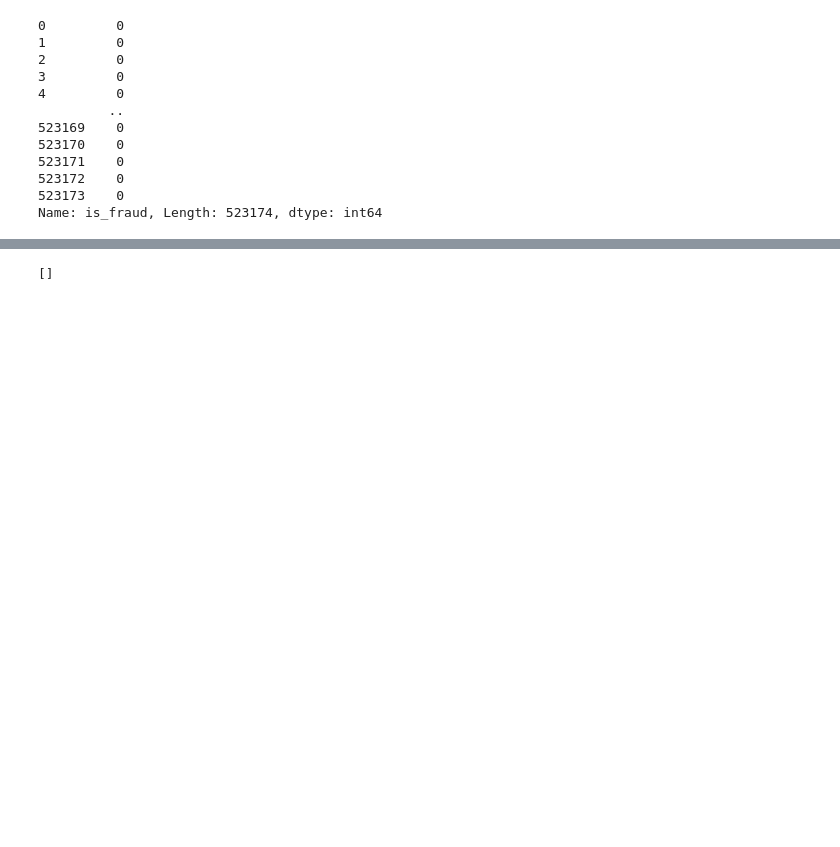
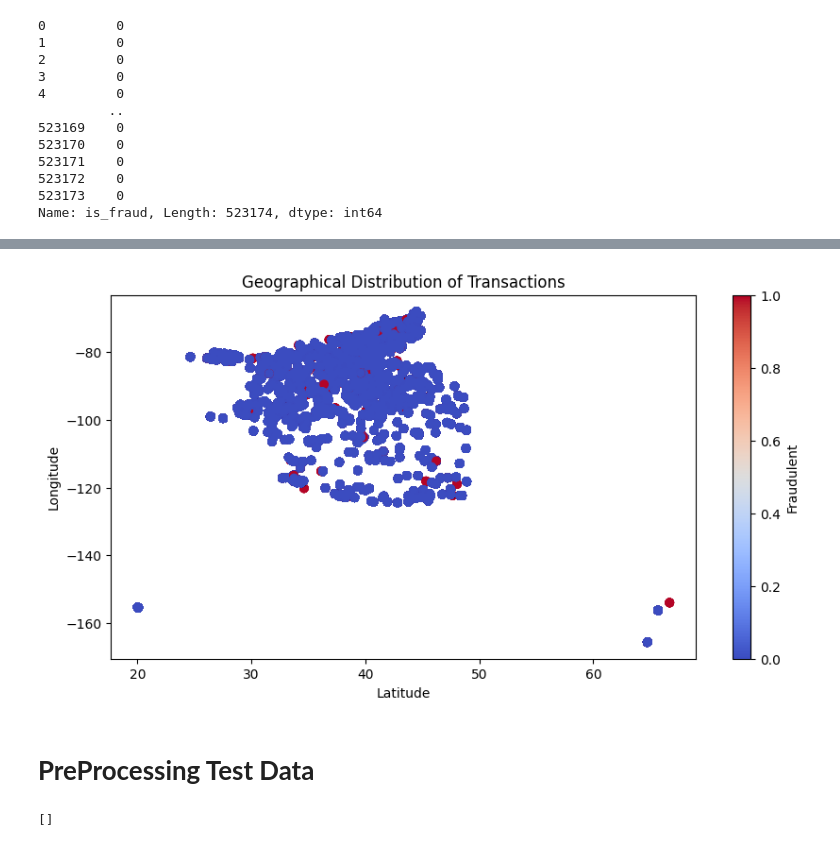
Before and after one commit to jgyfutub/Logical-Rhythm2023, a Jupyter notebook: notebook4ac61d9bb8.ipynb, the cells around one changed output, grey strips where cells are left out. Drawn from its saved outputs; the diff is of its cells as text; code cells hidden in the pictures; blank space fills up the shorter version.

```diff
--- a/notebook4ac61d9bb8.ipynb
+++ b/notebook4ac61d9bb8.ipynb
@@ -114,3 +139,15 @@ grid_search = GridSearchCV(catboost, param_grid, cv=5, n_jobs=-1)
+# %%
+plt.figure(figsize=(10, 5))
+plt.scatter(visual_data['lat'], visual_data['long'], c=visual_data['is_fraud'], cmap='coolwarm')
+plt.title('Geographical Distribution of Transactions')
+plt.xlabel('Latitude')
+plt.ylabel('Longitude')
+plt.colorbar(label='Fraudulent')
+plt.show()
+# %% [output]
+[figure, added]
+# %% [markdown]
+# ****PreProcessing Test Data****
 # %%
 test_data=pd.read_csv('/kaggle/input/anyas-gojo-revival-bondman/testData.csv')
 numerical_cols=[i for i in train_data.columns if train_data[i].dtype in ['int64', 'float64']]
```
Also changed, not shown: parts of 22 cells of this notebook.
